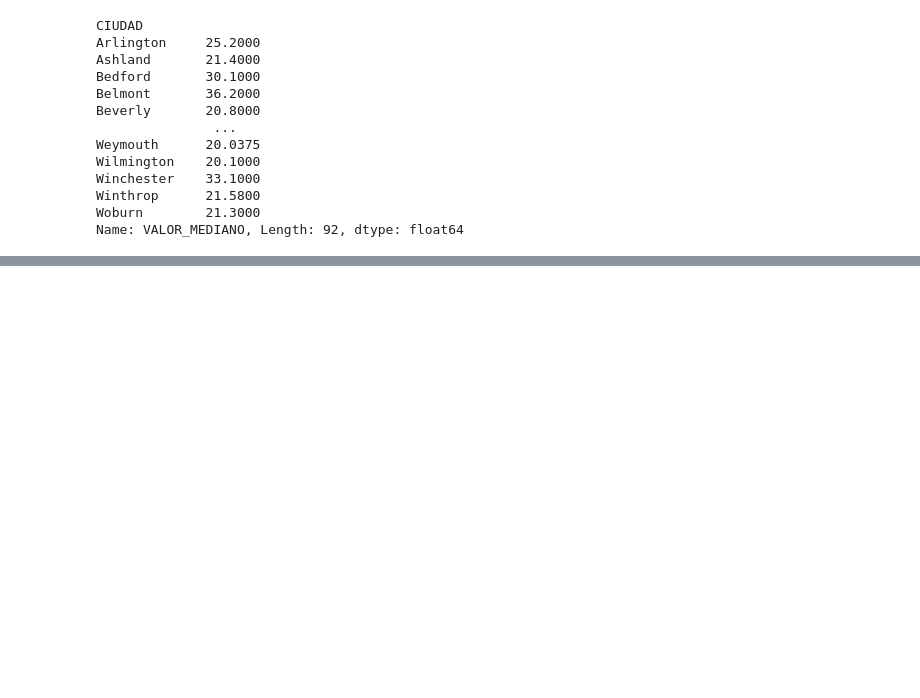
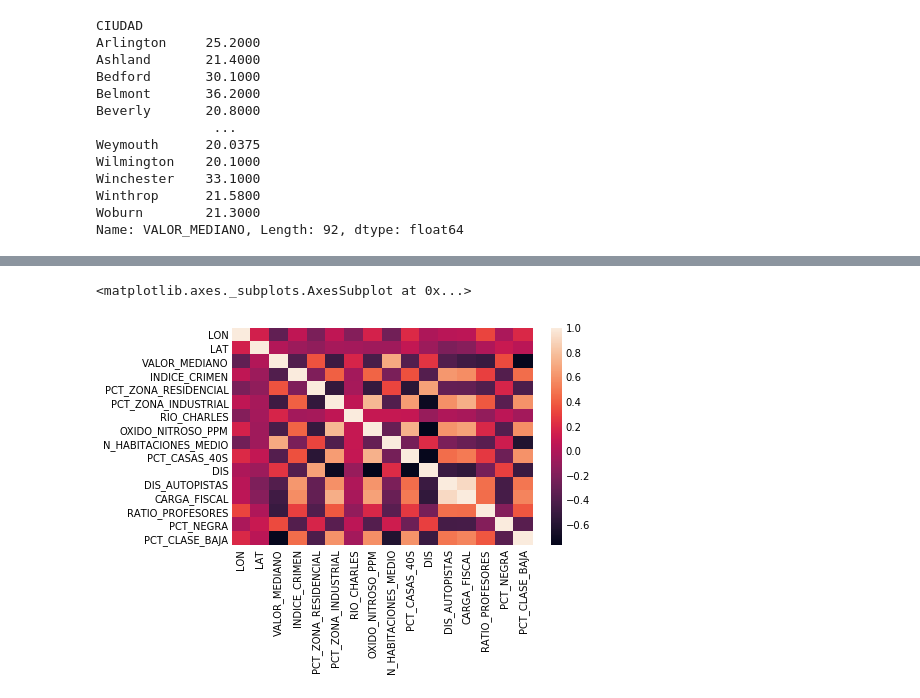
Before and after one commit to camicasii/Notas-DataScience, a Jupyter notebook: Analisis y procesado de datos/Visualización de datos .ipynb, the cells around one changed output, grey strips where cells are left out. Saved outputs shown, nothing was run; the diff lists cells and outputs as text; code cells hidden in the pictures; blank space fills up the shorter version.

```diff
--- a/Analisis y procesado de datos/Visualización de datos .ipynb
+++ b/Analisis y procesado de datos/Visualización de datos .ipynb
@@ -152,0 +221,5 @@ df.RIO_CHARLES.value_counts().plot.pie().ipynb_checkpoints/
+# %%
+sns.heatmap(df.corr())
+# %% [output]
+<matplotlib.axes._subplots.AxesSubplot at 0x...>
+[figure, added]
```
Also changed, not shown: parts of 27 cells of this notebook.
